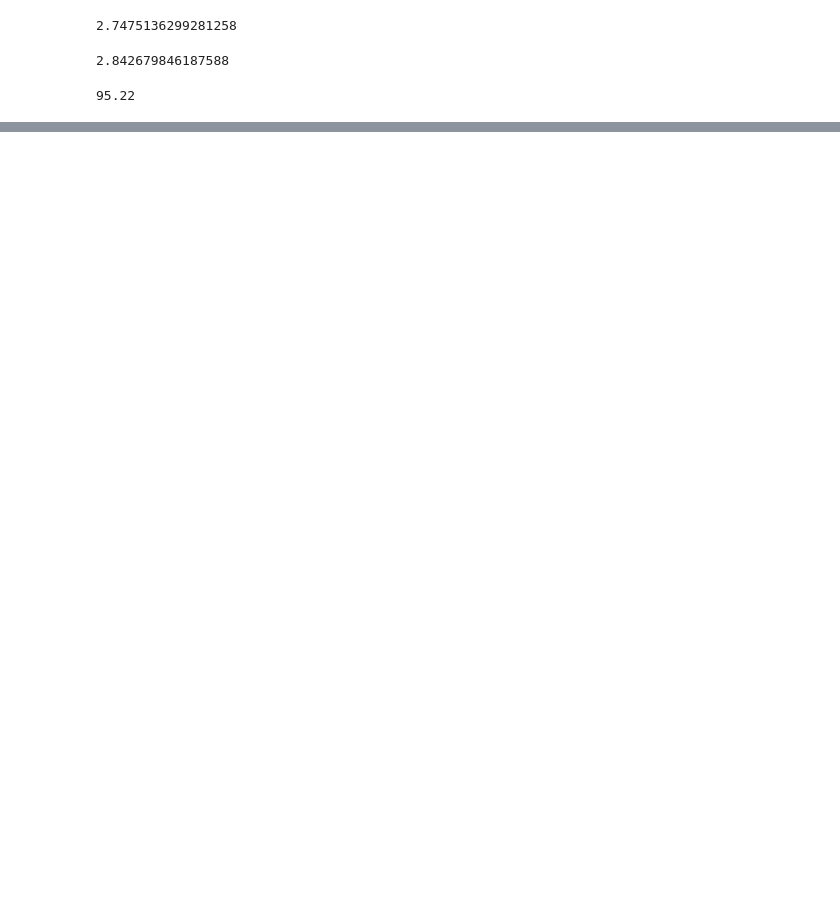
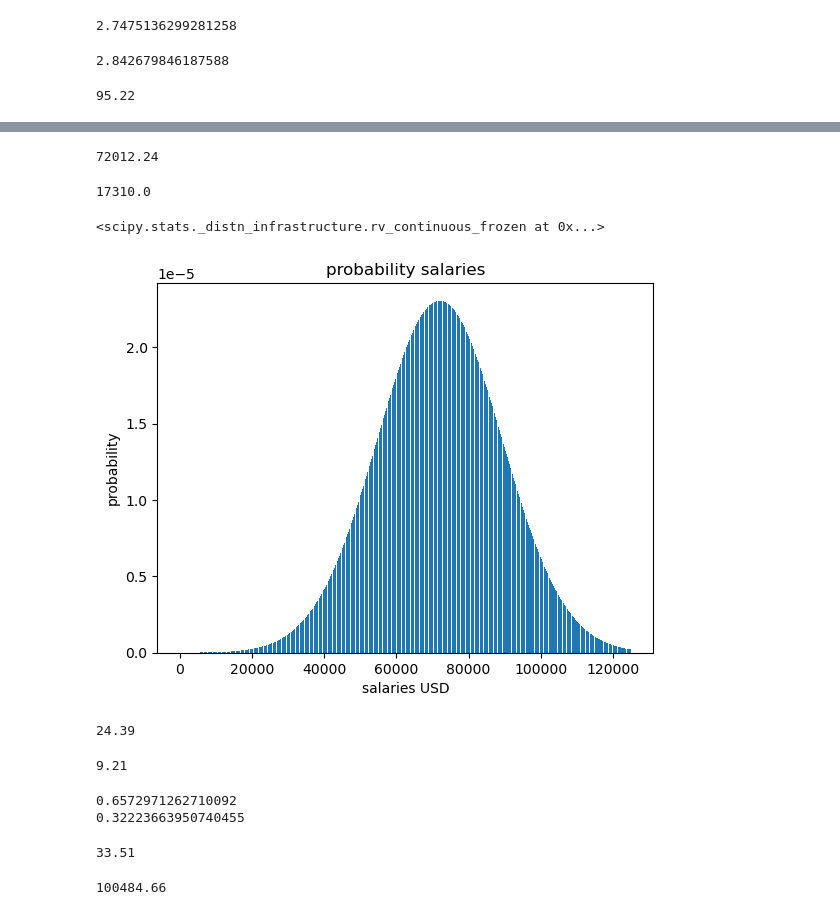
Before and after one commit to Luis-Martinez1/statistics-exercises, a Jupyter notebook: probability_distributions.ipynb, the cells around one changed output, grey strips where cells are left out. Cells and saved outputs as stored; diff of their text form; code cells hidden in the pictures; blank space fills up the shorter version.

```diff
--- a/probability_distributions.ipynb
+++ b/probability_distributions.ipynb
@@ -91,0 +271,4 @@ round(grade_dist.cdf(3.5)*100,2)
+# %%
+# assign df as pandas data frame
+# we only want current employees
+df= pd.read_sql('select * from salaries WHERE to_date > now()', url)
@@ -91,0 +289,63 @@ round(grade_dist.cdf(3.5)*100,2)
+# %%
+mean = np.round(df['salary'].mean(),2)
+mean
+# %% [output]
+72012.24
+# %%
+std= np.round(df['salary'].std(),2)
+std
+# %% [output]
+17310.0
+# %%
+salaries=stats.norm(mean,std)
+salaries
+# %% [output]
+<scipy.stats._distn_infrastructure.rv_continuous_frozen at 0x...>
+# %%
+# plot it!
+domain = np.arange(0, 125000, 1)
+sal_range = [salaries.pdf(n) for n in domain]
+plt.bar(domain, sal_range)
+plt.title('probability salaries')
+plt.xlabel('salaries USD')
+plt.ylabel('probability')
+plt.show()
+# %% [output]
+[figure, added]
+# %%
+# a. What percent of employees earn less than 60,000?
+
+less_than_sixty=salaries.cdf(60_000)
+np.round(less_than_sixty*100,2)
+# %% [output]
+24.39
+# %%
+# What percent of employees earn more than 95,000?
+
+more_than_ninefive=salaries.sf(95_000)
+more_than_ninefive
+np.round(more_than_ninefive*100,2)
+# %% [output]
+9.21
+# %%
+# c. What percent of employees earn between 65,000 and 80,000?
+
+more_than_sixtyfive=salaries.sf(65_000)
+print(more_than_sixtyfive)
+
+more_than_eightfive=salaries.sf(80_000)
+print(more_than_eightfive)
+
+difference = more_than_sixtyfive - more_than_eightfive
+round(difference*100,2)
+# %% [output]
+0.6572971262710092
+0.32223663950740455
+33.51
+# %%
+# d. What do the top 5% of employees make?
+# top 5% can use isf since it counts from the right and isf takes in a probability
+top_five=salaries.isf(.05)
+round(top_five,2)
+# %% [output]
+100484.66
```
Also changed, not shown: parts of 34 cells of this notebook.
